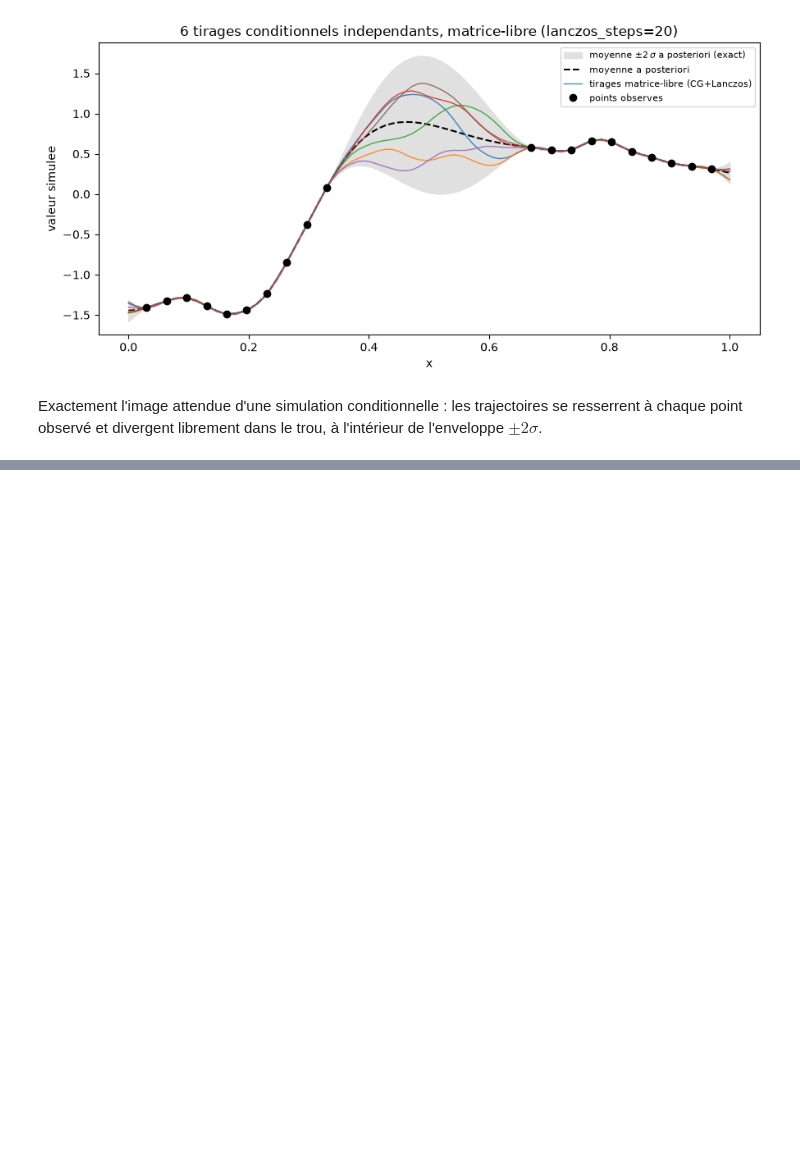
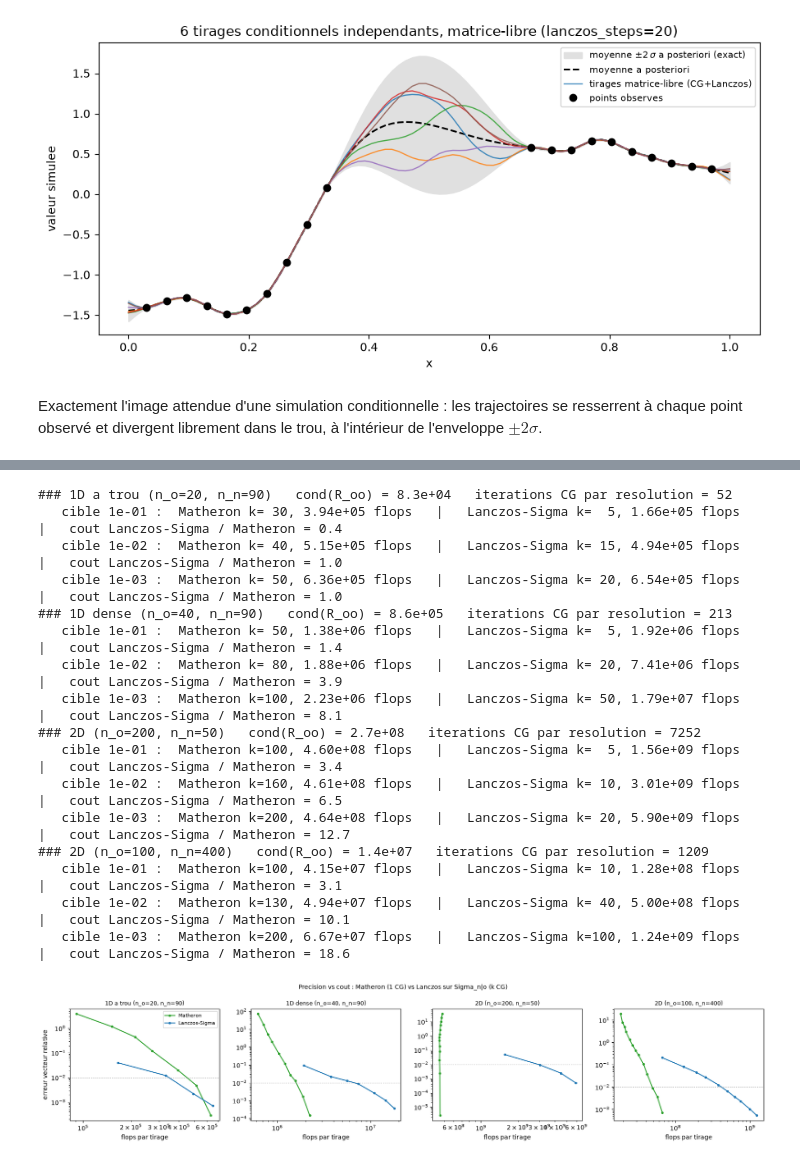
Before and after one commit to libKriging/libKriging, a Jupyter notebook: docs/math/simulateiterative_prototype.ipynb, the cells around one changed output, grey strips where cells are left out. Cells and saved outputs as stored; diff of their text form; code cells hidden in the pictures; blank space fills up the shorter version.

```diff
--- a/docs/math/simulateiterative_prototype.ipynb
+++ b/docs/math/simulateiterative_prototype.ipynb
@@ -602,0 +819,78 @@ dans le texte sont ceux produits par cette exécution.
+# %%
+# 7.3 Cout (multiplications-additions) pour atteindre une precision donnee,
+# sur plusieurs plans. Chaque methode est poussee en k jusqu'a 1e-3 d'erreur
+# vecteur (moyenne sur 3 tirages), CG converge a 1e-12 (plafond 20000 iterations).
+rng_c = np.random.default_rng(1)
+cases7 = {
+    '1D a trou (n_o=20, n_n=90)': (X_o, X_n, [theta]),
+    '1D dense (n_o=40, n_n=90)': (np.linspace(0.01, 0.99, 40)[:, None], X_n, [theta]),
+    '2D (n_o=200, n_n=50)': (rng_c.random((200, 2)), rng_c.random((50, 2)), [0.3, 0.3]),
+    '2D (n_o=100, n_n=400)': (rng_c.random((100, 2)), rng_c.random((400, 2)), [0.3, 0.3]),
+}
+ks7 = [5, 10, 15, 20, 30, 40, 50, 60, 80, 100, 130, 160, 200, 250, 300]
+targets7 = [1e-1, 1e-2, 1e-3]
+curves7 = {}
+for cname, (Xo_c, Xn_c, th_c) in cases7.items():
+    case = make_case(Xo_c, Xn_c, th_c)
+    no_c, nn_c = len(Xo_c), len(Xn_c)
+    yo_c = np.linalg.cholesky(case[0] + 1e-10 * np.eye(no_c)) @ rng_c.standard_normal(no_c) + 1.0
+    m_c, Sig_c = exact_posterior_uk(*case, yo_c)
+    Sj_c = symsqrt(np.block([[case[0], case[2]], [case[2].T, case[1]]]))
+    Zj_c = rng_c.standard_normal((no_c + nn_c, 3)); Zn_c = rng_c.standard_normal((nn_c, 3))
+    Ym_r, _ = simulate_matheron(case, yo_c, Zj_c, None, prior_sqrt=Sj_c)
+    Yl_r = m_c[:, None] + symsqrt(Sig_c) @ Zn_c
+    err = lambda Y, Yr: np.mean(np.linalg.norm(Y - Yr, axis=0) / np.linalg.norm(Yr - m_c[:, None], axis=0))
+    res = {'Matheron': [], 'Lanczos-Sigma': []}
+    for k in ks7:
+        FC.n = 0; Y, it_m = simulate_matheron(case, yo_c, Zj_c, k)
+        res['Matheron'].append((k, err(Y, Ym_r), FC.n / 3))
+        if res['Matheron'][-1][1] <= targets7[-1]:
+            break
+    for k in ks7:
+        if k > nn_c:
+            break
+        FC.n = 0; Y, it_l = simulate_lanczos_sigma(case, m_c, Zn_c, k)
+        res['Lanczos-Sigma'].append((k, err(Y, Yl_r), FC.n / 3))
+        if res['Lanczos-Sigma'][-1][1] <= targets7[-1]:
+            break
+    curves7[cname] = res
+    print(f"### {cname}   cond(R_oo) = {np.linalg.cond(case[0]):.1e}   iterations CG par resolution = {it_l}")
+    for t in targets7:
+        row = {}
+        for meth, pts in res.items():
+            ok = [p for p in pts if p[1] <= t]
+            row[meth] = ok[0] if ok else None
+        fmt = lambda p: f"k={p[0]:3d}, {p[2]:.2e} flops" if p else "non atteint  "
+        ratio = (row['Lanczos-Sigma'][2] / row['Matheron'][2]) if row['Matheron'] and row['Lanczos-Sigma'] else float('nan')
+        print(f"   cible {t:.0e} :  Matheron {fmt(row['Matheron'])}   |   Lanczos-Sigma {fmt(row['Lanczos-Sigma'])}"
+              f"   |   cout Lanczos-Sigma / Matheron = {ratio:.1f}")
+
+fig, axes = plt.subplots(1, len(curves7), figsize=(4.2 * len(curves7), 3.8))
+for ax, (cname, res) in zip(axes, curves7.items()):
+    for meth, col in [('Matheron', 'tab:green'), ('Lanczos-Sigma', 'tab:blue')]:
+        pts = np.array(res[meth])
+        ax.loglog(pts[:, 2], pts[:, 1], 'o-', color=col, ms=3, label=meth)
+    ax.axhline(1e-2, color='0.6', ls=':', lw=1)
+    ax.set_title(cname, fontsize=9); ax.set_xlabel('flops par tirage')
+axes[0].set_ylabel('erreur vecteur relative'); axes[0].legend(fontsize=8)
+fig.suptitle("Precision vs cout : Matheron (1 CG) vs Lanczos sur Sigma_n|o (k CG)", fontsize=10)
+fig.tight_layout()
+plt.show()
+# %% [output]
+### 1D a trou (n_o=20, n_n=90)   cond(R_oo) = 8.3e+04   iterations CG par resolution = 52
+   cible 1e-01 :  Matheron k= 30, 3.94e+05 flops   |   Lanczos-Sigma k=  5, 1.66e+05 flops   |   cout Lanczos-Sigma / Matheron = 0.4
+   cible 1e-02 :  Matheron k= 40, 5.15e+05 flops   |   Lanczos-Sigma k= 15, 4.94e+05 flops   |   cout Lanczos-Sigma / Matheron = 1.0
+   cible 1e-03 :  Matheron k= 50, 6.36e+05 flops   |   Lanczos-Sigma k= 20, 6.54e+05 flops   |   cout Lanczos-Sigma / Matheron = 1.0
+### 1D dense (n_o=40, n_n=90)   cond(R_oo) = 8.6e+05   iterations CG par resolution = 213
+   cible 1e-01 :  Matheron k= 50, 1.38e+06 flops   |   Lanczos-Sigma k=  5, 1.92e+06 flops   |   cout Lanczos-Sigma / Matheron = 1.4
+   cible 1e-02 :  Matheron k= 80, 1.88e+06 flops   |   Lanczos-Sigma k= 20, 7.41e+06 flops   |   cout Lanczos-Sigma / Matheron = 3.9
+   cible 1e-03 :  Matheron k=100, 2.23e+06 flops   |   Lanczos-Sigma k= 50, 1.79e+07 flops   |   cout Lanczos-Sigma / Matheron = 8.1
+### 2D (n_o=200, n_n=50)   cond(R_oo) = 2.7e+08   iterations CG par resolution = 7252
+   cible 1e-01 :  Matheron k=100, 4.60e+08 flops   |   Lanczos-Sigma k=  5, 1.56e+09 flops   |   cout Lanczos-Sigma / Matheron = 3.4
+   cible 1e-02 :  Matheron k=160, 4.61e+08 flops   |   Lanczos-Sigma k= 10, 3.01e+09 flops   |   cout Lanczos-Sigma / Matheron = 6.5
+   cible 1e-03 :  Matheron k=200, 4.64e+08 flops   |   Lanczos-Sigma k= 20, 5.90e+09 flops   |   cout Lanczos-Sigma / Matheron = 12.7
+### 2D (n_o=100, n_n=400)   cond(R_oo) = 1.4e+07   iterations CG par resolution = 1209
+   cible 1e-01 :  Matheron k=100, 4.15e+07 flops   |   Lanczos-Sigma k= 10, 1.28e+08 flops   |   cout Lanczos-Sigma / Matheron = 3.1
+   cible 1e-02 :  Matheron k=130, 4.94e+07 flops   |   Lanczos-Sigma k= 40, 5.00e+08 flops   |   cout Lanczos-Sigma / Matheron = 10.1
+   cible 1e-03 :  Matheron k=200, 6.67e+07 flops   |   Lanczos-Sigma k=100, 1.24e+09 flops   |   cout Lanczos-Sigma / Matheron = 18.6
+[figure, added]
```
Also changed, not shown: parts of 23 cells of this notebook.
